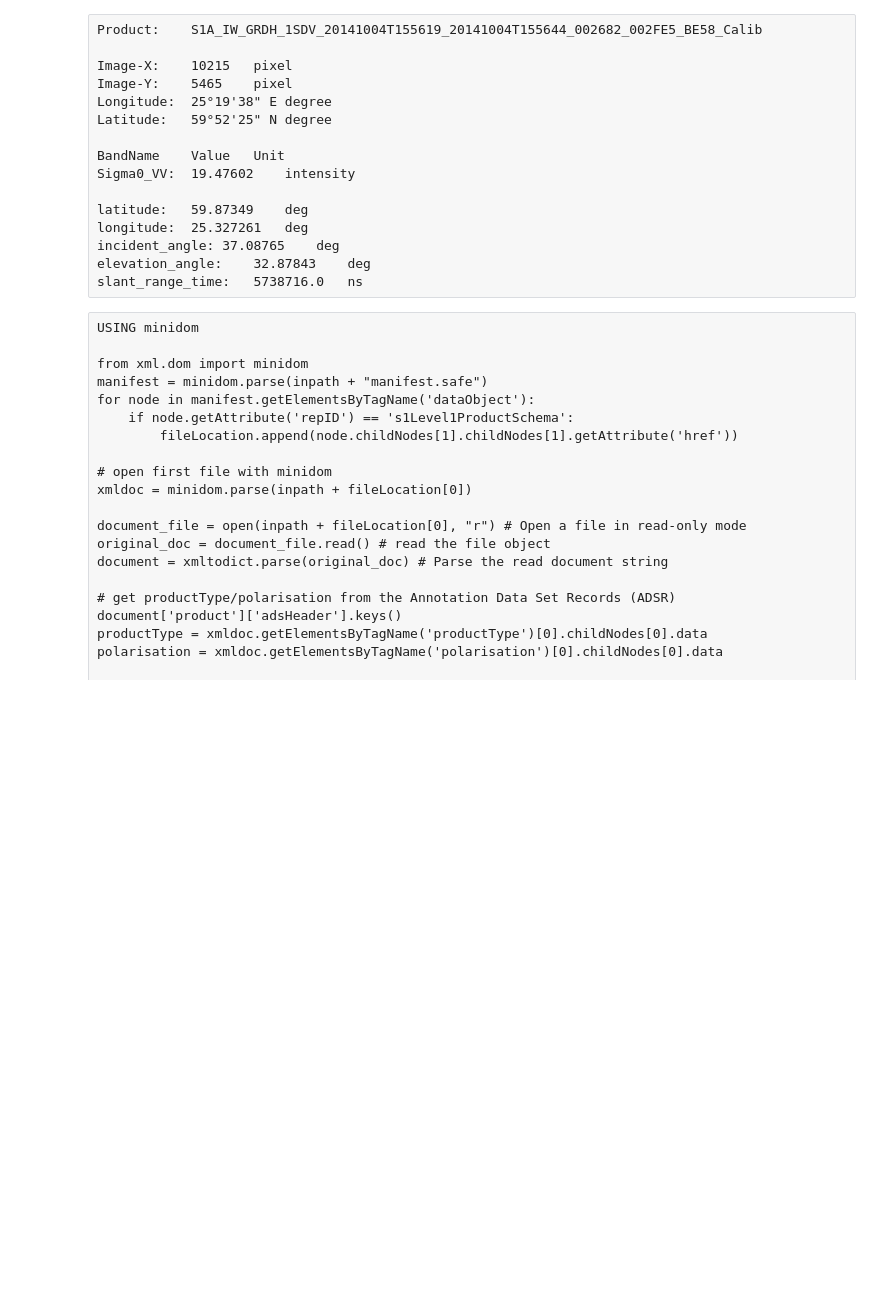
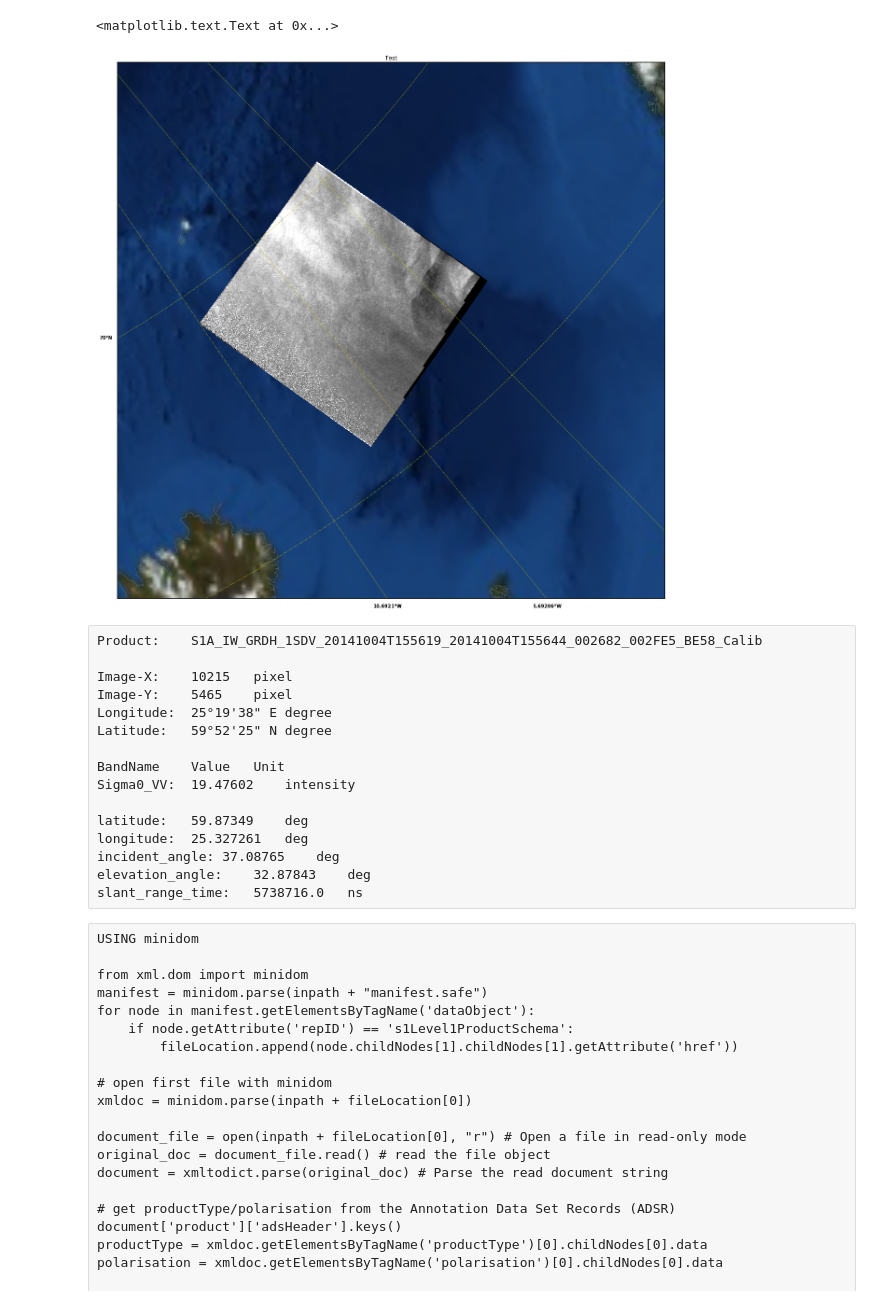
Before and after one commit to magican/PySOL, a Jupyter notebook: notebooks/Sentinel-1/0.0.0.Sentinel-1_test_scalloping_1D_FFT.ipynb, the cells around one changed output. Cells and saved outputs as stored; diff of their text form; code cells hidden in the pictures; blank space fills up the shorter version.

```diff
--- a/notebooks/Sentinel-1/0.0.0.Sentinel-1_test_scalloping_1D_FFT.ipynb
+++ b/notebooks/Sentinel-1/0.0.0.Sentinel-1_test_scalloping_1D_FFT.ipynb
@@ -1069,0 +518,39 @@ plt.colorbar()
+# %%
+from mpl_toolkits.basemap import Basemap
+from matplotlib import cm
+
+plt.close('all')
+plt.figure(figsize=(21,21*double(data[p].shape[0])/double(data[p].shape[1])))
+lat_ts=70.0
+lat_0=90.0
+lon_0=-45
+
+# width=7000000.
+# height=7000000.
+# m = Basemap(width=width,height=height,resolution='l',\
+#             projection='stere',lat_ts=lat_ts,lat_0=lat_0,lon_0=lon_0)
+
+# Lat/Lon coords of image corners
+ll_lat = lats_2.min()
+ur_lat = lats_2.max()-4
+ll_lon = lons_2.min()-10
+ur_lon = lons_2.max()+13
+cent_lat = lats_2.mean()
+cent_lon = lons_2.mean()
+m = Basemap(llcrnrlat=ll_lat, urcrnrlat=ur_lat,\
+            llcrnrlon=ll_lon, urcrnrlon=ur_lon, \
+            resolution='i', projection='stere', \
+            lat_ts=lat_ts,lat_0=lat_0,lon_0=lon_0)
+
+m.bluemarble()
+
+x,y=m(lons_2[::scale,::scale],lats_2[::scale,::scale])
+CS=m.pcolormesh(x,y,roughnessNrmlzd['hh'],cmap=cm.Greys_r, vmin=-1, vmax=1)#,ps,cmap=cm.jet,extend='max')
+
+m.drawmeridians(arange(lonlim[0],lonlim[1],5),labels=[0,0,0,1],color='y')
+m.drawparallels(arange(0,80,5),labels=[1,0,0,0],color='y')
+m.drawcoastlines(linewidth=0.5,color='0.5')
+plt.title('Test')
+# %% [output]
+<matplotlib.text.Text at 0x...>
+[figure, added]
```
Also changed, not shown: parts of 59 cells of this notebook, 2 other files.
